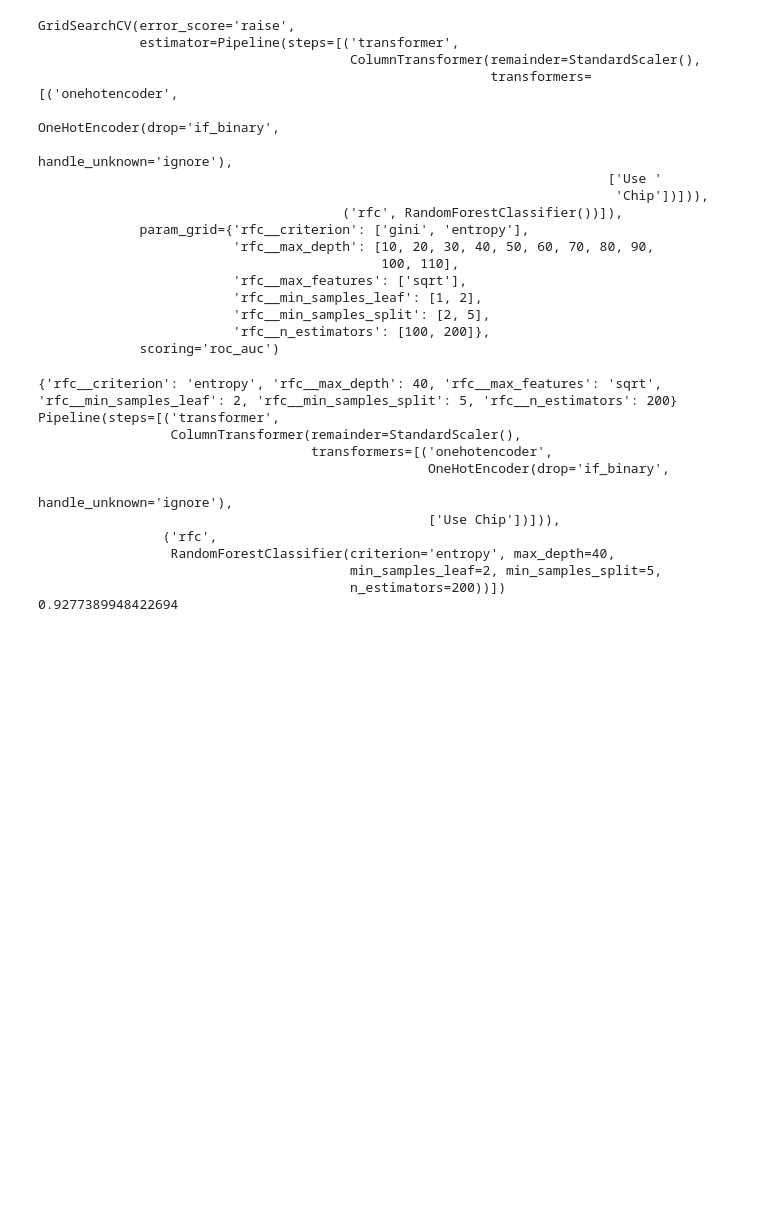
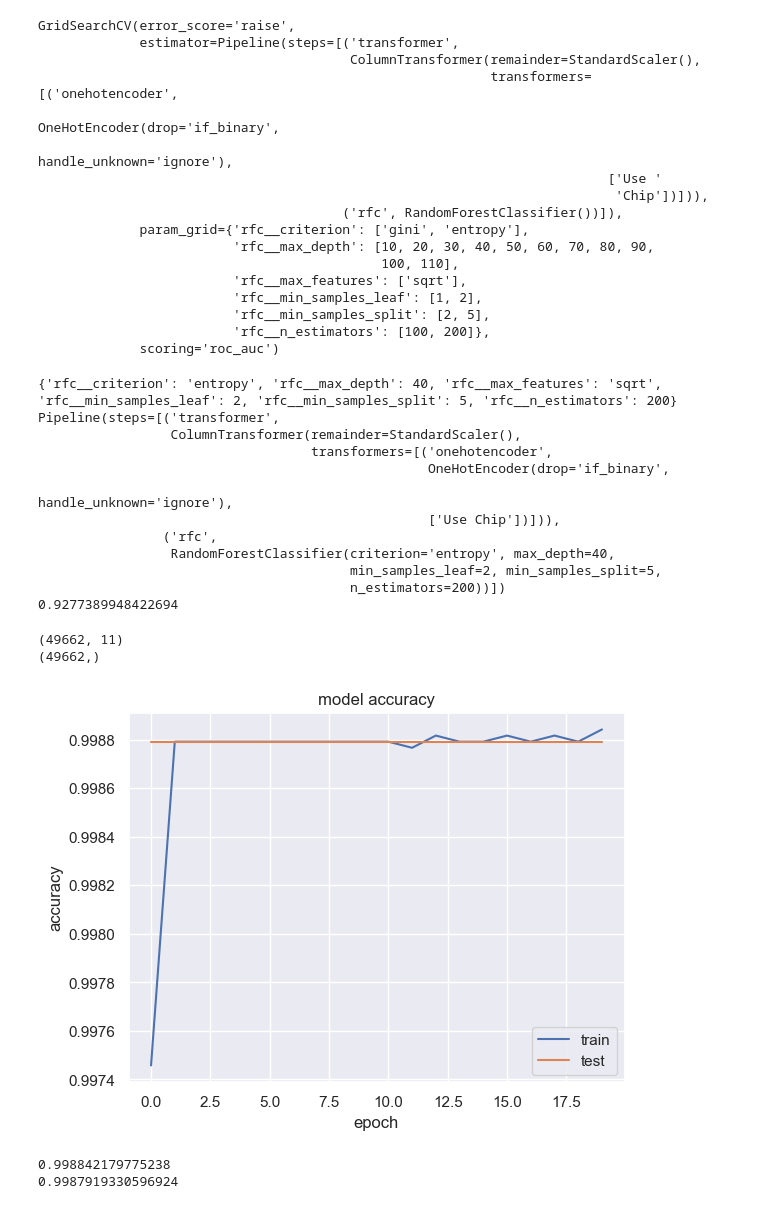
Before and after one commit to maskbit/creditcard-fraud-detection, a Jupyter notebook: fraud-ml.ipynb, the cells around one changed output. Cells and saved outputs as stored; diff of their text form; code cells hidden in the pictures; blank space fills up the shorter version.

Commit message:
Add ANN model

```diff
--- a/fraud-ml.ipynb
+++ b/fraud-ml.ipynb
@@ -334,3 +339,37 @@ Pipeline(steps=[('transformer',
                                         min_samples_leaf=2, min_samples_split=5,
                                         n_estimators=200))])
 0.9277389948422694
+# %%
+#ANN explored for Credit Card Fraud Detection
+
+model = Sequential([
+    Dense(100, activation = 'relu'),
+    Dense(1, activation = 'sigmoid')
+    ])
+
+model.compile(optimizer="adam", loss = 'bce', metrics = ['accuracy'])
+
+X_t = transformer.fit_transform(X)
+
+history = model.fit(X_t, y, validation_split = 0.2, epochs = 20, batch_size=10, verbose = 0)
+# %% [output]
+(49662, 11)
+(49662,)
+# %%
+#Plot model accuracy of ANN
+
+plt.plot(history.history['accuracy'])
+plt.plot(history.history['val_accuracy'])
+plt.title('model accuracy')
+plt.ylabel('accuracy')
+plt.xlabel('epoch')
+plt.legend(['train', 'test'], loc='lower right')
+plt.show()
+
+
+print(history.history['accuracy'][-1])
+print(history.history['val_accuracy'][-1])
+# %% [output]
+[figure, added]
+0.998842179775238
+0.9987919330596924
```
Also changed, not shown: parts of 7 cells of this notebook.
